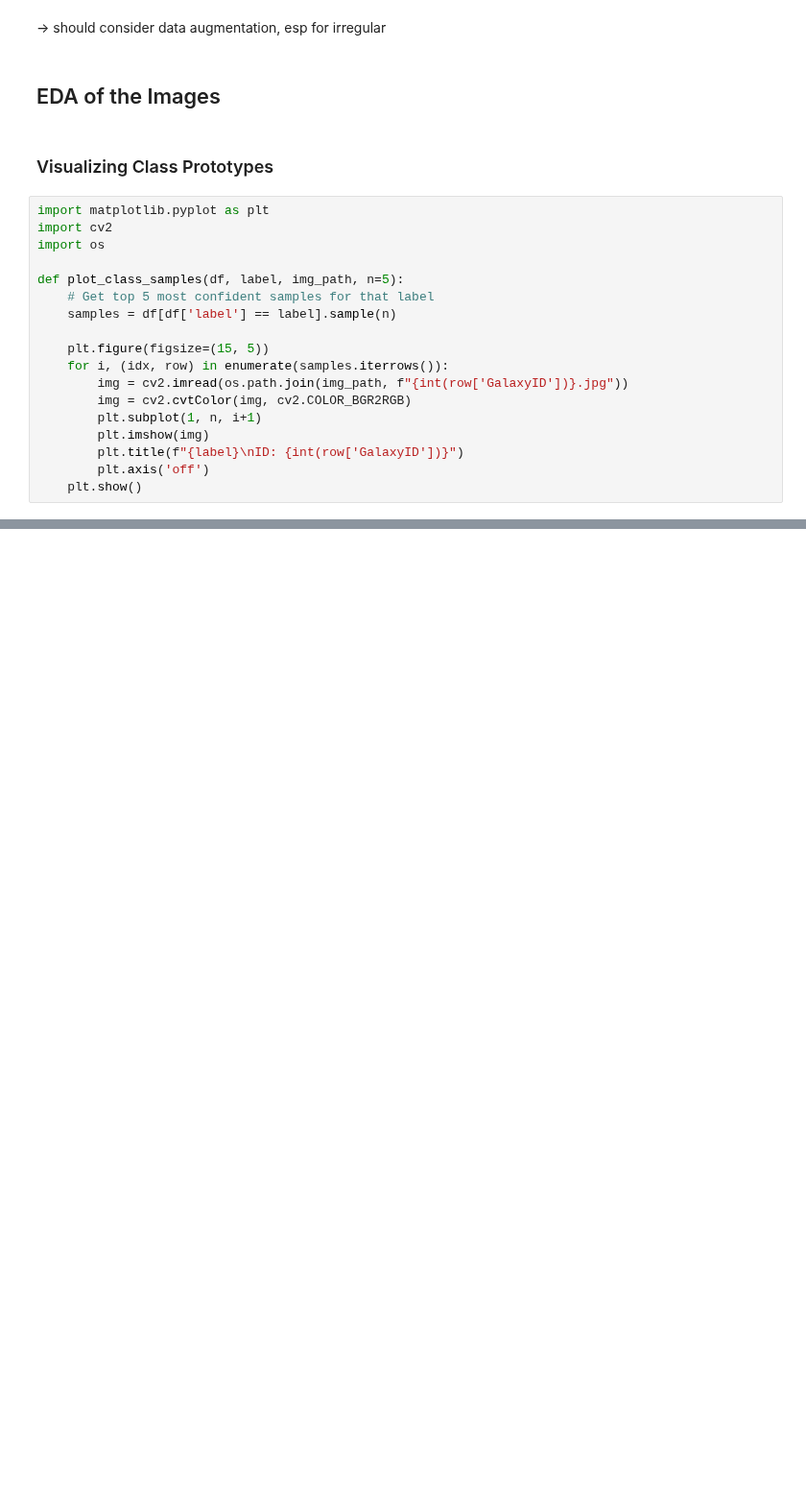
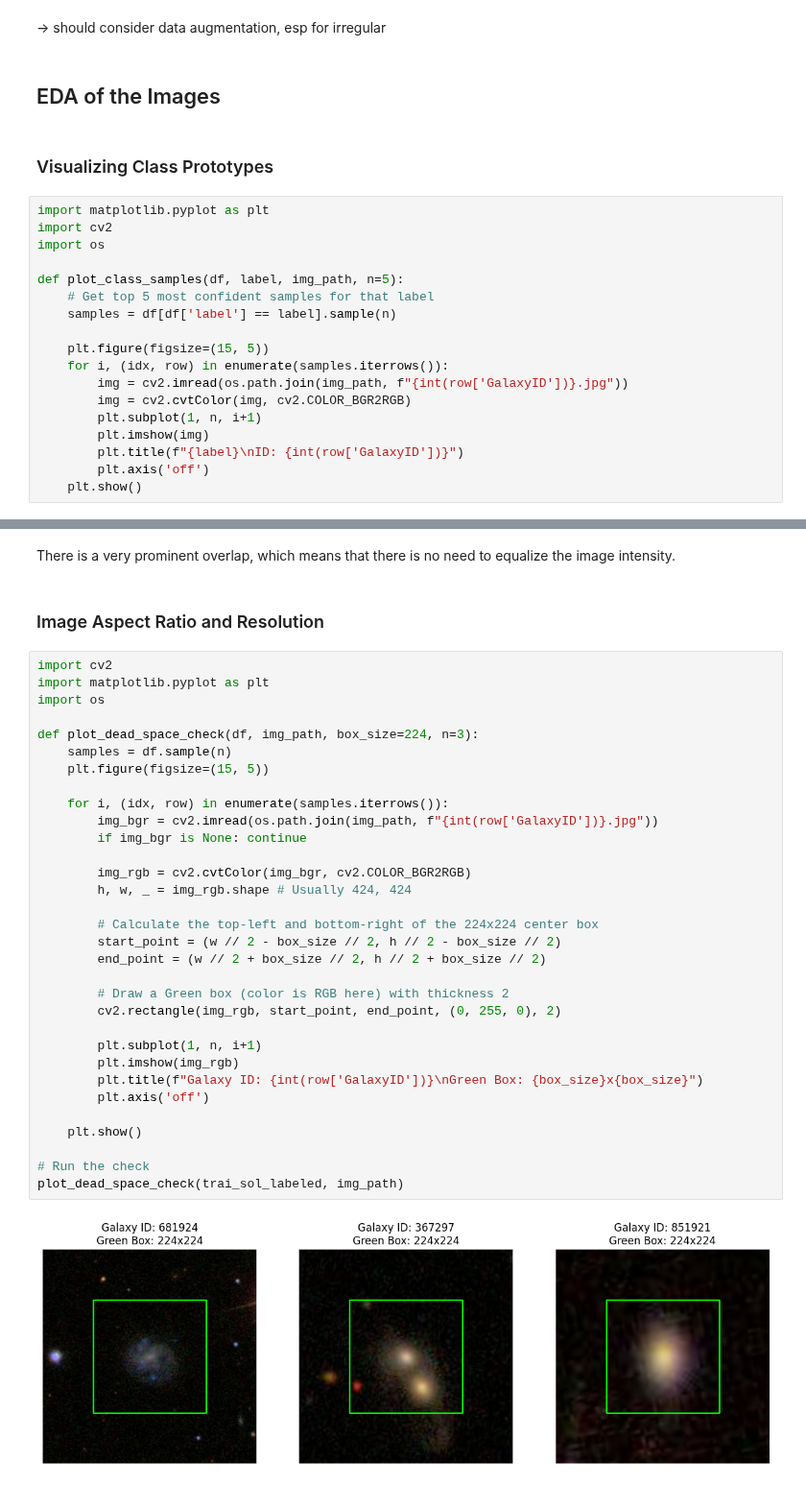
Before and after one commit to TatumSoward/ComputerVisionFinal-GalaxyMorphologyClassifier, a Jupyter notebook: aig210-galaxyzooEDA.ipynb, the cells around one changed output, grey strips where cells are left out. Shown at 96% size. Cells and saved outputs as stored; diff of their text form; blank space fills up the shorter version.

```diff
--- a/aig210-galaxyzooEDA.ipynb
+++ b/aig210-galaxyzooEDA.ipynb
@@ -165,0 +207,38 @@ for cls in ['Elliptical', 'Spiral', 'Irregular']:
+# %% [markdown]
+There is a very prominent overlap, which means that there is no need to equalize the image intensity.
+# %% [markdown]
+### Image Aspect Ratio and Resolution
+# %%
+import cv2
+import matplotlib.pyplot as plt
+import os
+
+def plot_dead_space_check(df, img_path, box_size=224, n=3):
+    samples = df.sample(n)
+    plt.figure(figsize=(15, 5))
+
+    for i, (idx, row) in enumerate(samples.iterrows()):
+        img_bgr = cv2.imread(os.path.join(img_path, f"{int(row['GalaxyID'])}.jpg"))
+        if img_bgr is None: continue
+
+        img_rgb = cv2.cvtColor(img_bgr, cv2.COLOR_BGR2RGB)
+        h, w, _ = img_rgb.shape # Usually 424, 424
+
+        # Calculate the top-left and bottom-right of the 224x224 center box
+        start_point = (w // 2 - box_size // 2, h // 2 - box_size // 2)
+        end_point = (w // 2 + box_size // 2, h // 2 + box_size // 2)
+
+        # Draw a Green box (color is RGB here) with thickness 2
+        cv2.rectangle(img_rgb, start_point, end_point, (0, 255, 0), 2)
+
+        plt.subplot(1, n, i+1)
+        plt.imshow(img_rgb)
+        plt.title(f"Galaxy ID: {int(row['GalaxyID'])}\nGreen Box: {box_size}x{box_size}")
+        plt.axis('off')
+
+    plt.show()
+
+# Run the check
+plot_dead_space_check(trai_sol_labeled, img_path)
+# %% [output]
+[figure, added]
```
Also changed, not shown: parts of 5 cells of this notebook.
